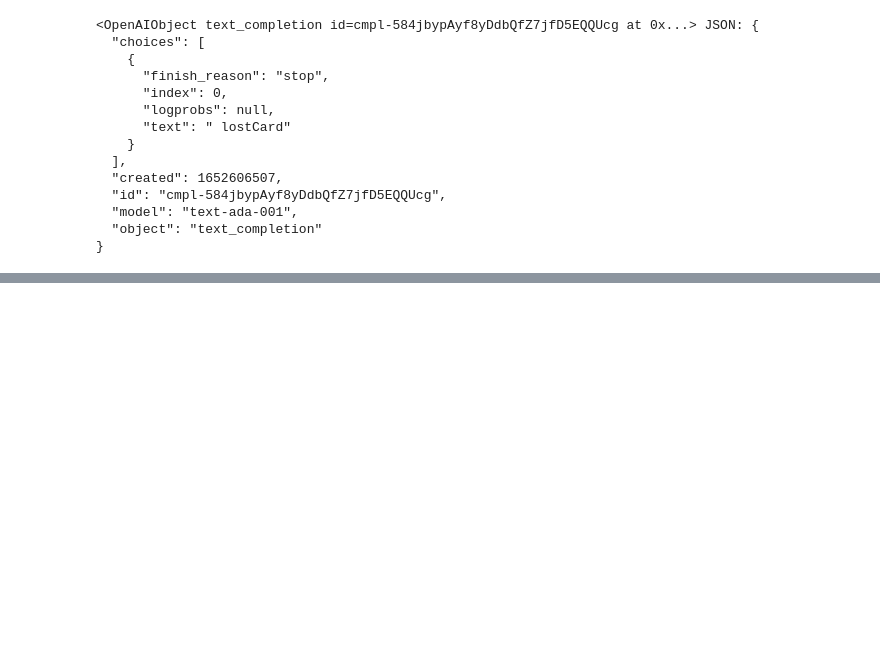
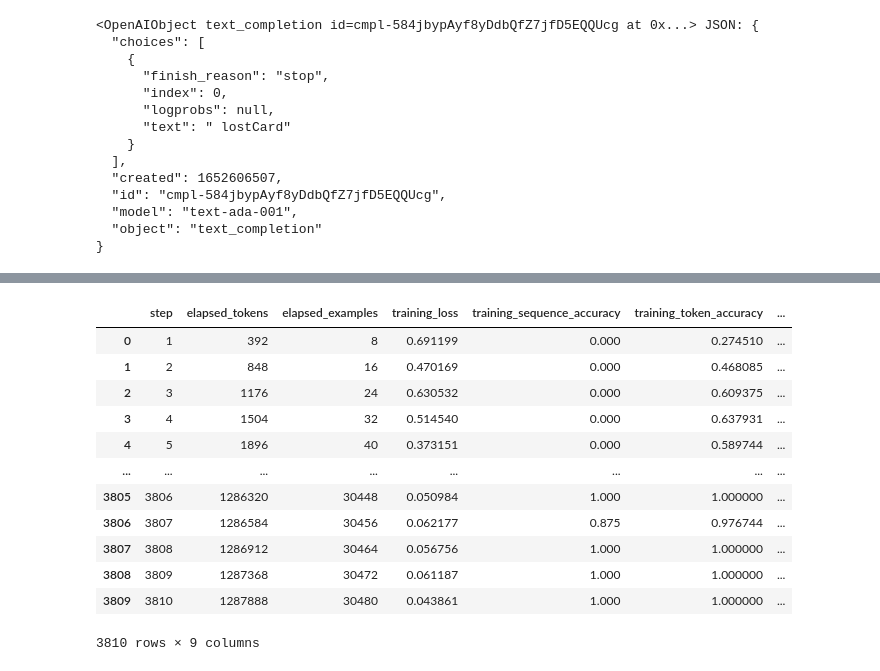
Before and after one commit to nsomabalint/intent-detection, a Jupyter notebook: GPT-3.ipynb, the cells around one changed output, grey strips where cells are left out. Saved outputs shown, nothing was run; the diff lists cells and outputs as text; code cells hidden in the pictures; blank space fills up the shorter version.

```diff
--- a/GPT-3.ipynb
+++ b/GPT-3.ipynb
@@ -42,0 +494,17 @@ response
+# %%
+results = pd.read_csv('result.csv')
+results
+# %% [output]
+|  | step | elapsed_tokens | elapsed_examples | training_loss | training_sequence_accuracy | training_token_accuracy | ... |
+| 0 | 1 | 392 | 8 | 0.691199 | 0.000 | 0.274510 | ... |
+| 1 | 2 | 848 | 16 | 0.470169 | 0.000 | 0.468085 | ... |
+| 2 | 3 | 1176 | 24 | 0.630532 | 0.000 | 0.609375 | ... |
+| 3 | 4 | 1504 | 32 | 0.514540 | 0.000 | 0.637931 | ... |
+| 4 | 5 | 1896 | 40 | 0.373151 | 0.000 | 0.589744 | ... |
+| ... | ... | ... | ... | ... | ... | ... | ... |
+| 3805 | 3806 | 1286320 | 30448 | 0.050984 | 1.000 | 1.000000 | ... |
+| 3806 | 3807 | 1286584 | 30456 | 0.062177 | 0.875 | 0.976744 | ... |
+| 3807 | 3808 | 1286912 | 30464 | 0.056756 | 1.000 | 1.000000 | ... |
+| 3808 | 3809 | 1287368 | 30472 | 0.061187 | 1.000 | 1.000000 | ... |
+| 3809 | 3810 | 1287888 | 30480 | 0.043861 | 1.000 | 1.000000 | ... |
+3810 rows × 9 columns
```
Also changed, not shown: parts of 91 cells of this notebook, 8 other files.
